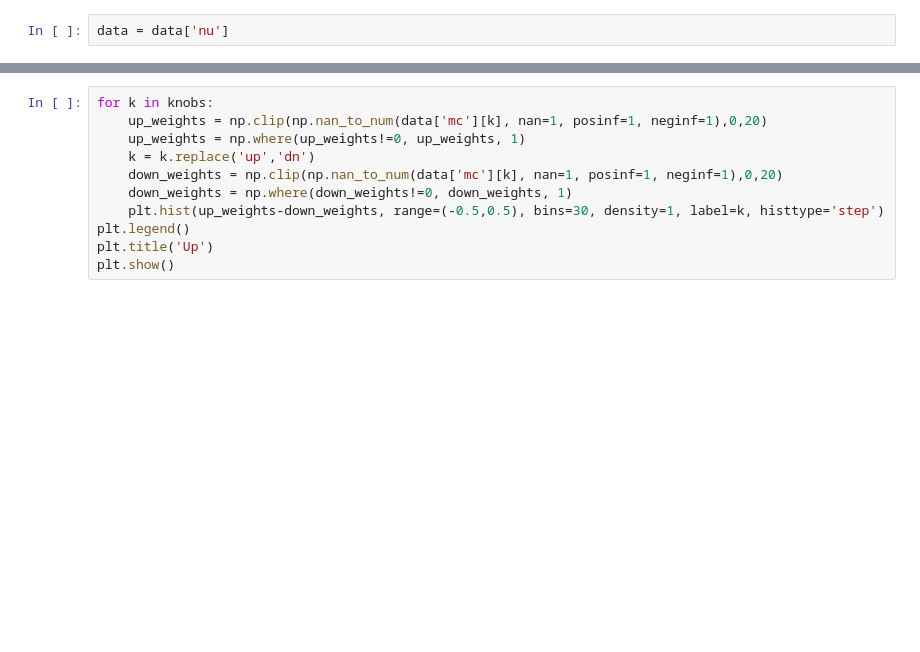
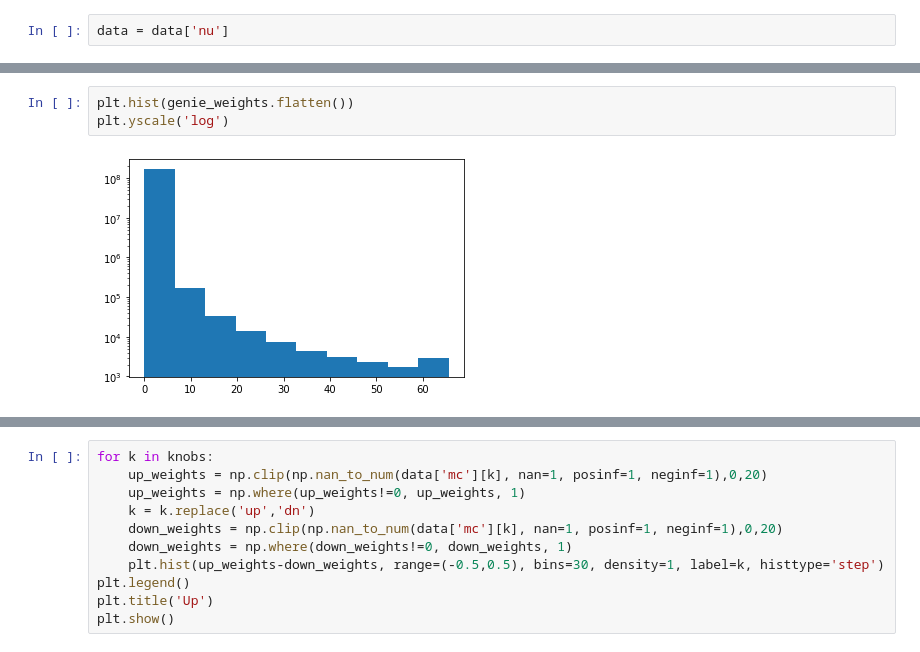
Before and after one commit to Wouter-VDP/nuecc_python, a Jupyter notebook: NuePlots_DetSys.ipynb, the cells around one changed output, grey strips where cells are left out. Saved outputs shown, nothing was run; the diff lists cells and outputs as text; blank space fills up the shorter version.

```diff
--- a/NuePlots_DetSys.ipynb
+++ b/NuePlots_DetSys.ipynb
@@ -32,0 +70,5 @@ _ = plt.hist(values, range=(x_min,x_max), bins=n_bins, weights=cv_weights)
+# %%
+plt.hist(genie_weights.flatten())
+plt.yscale('log')
+# %% [output]
+[figure, added]
```
Also changed, not shown: parts of 12 cells of this notebook, 39 other files.
